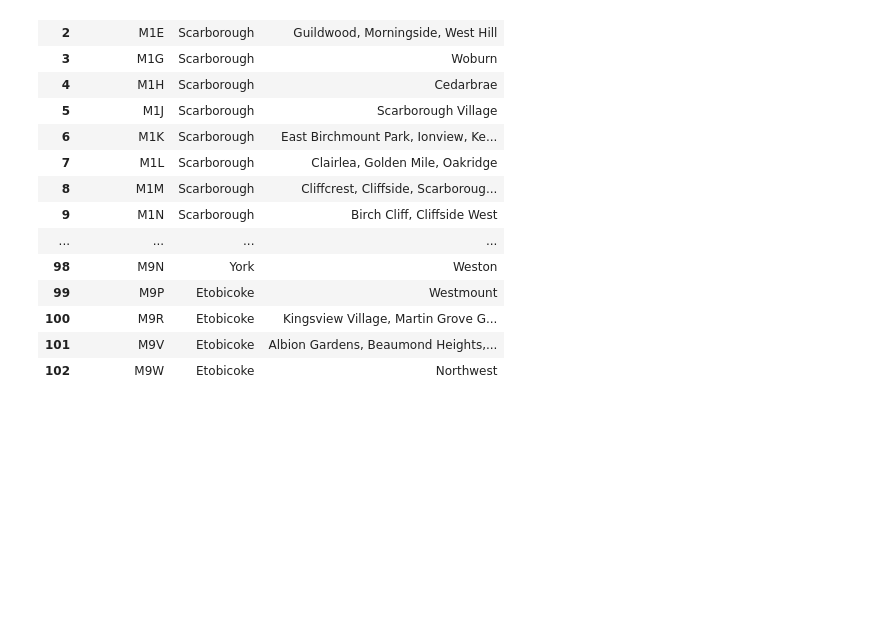
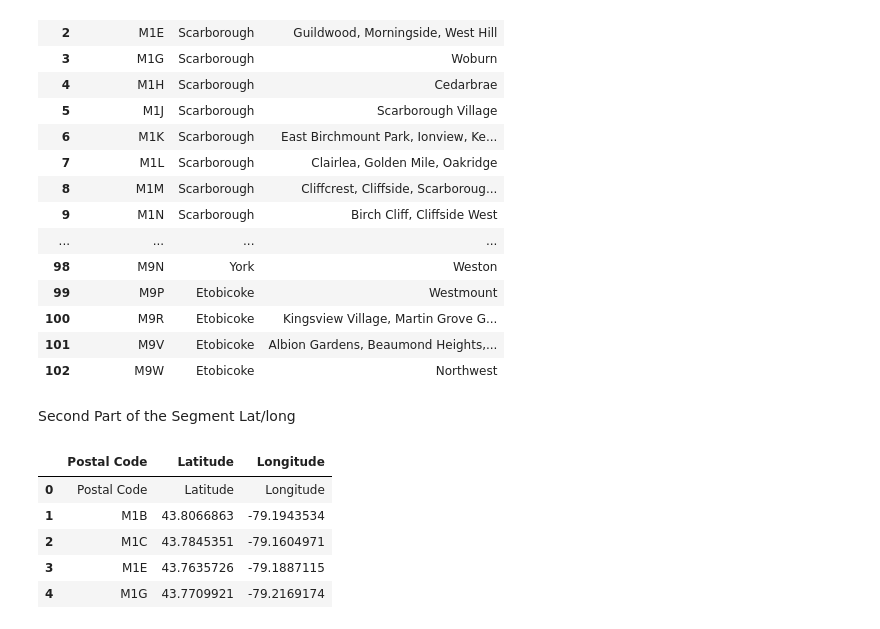
Before and after one commit to Lisa47/Coursera_Capstone-Lisa-Holding, a Jupyter notebook: Capstone Data Sciene: Project.ipynb, the cells around one changed output. Saved outputs shown, nothing was run; the diff lists cells and outputs as text; code cells hidden in the pictures; blank space fills up the shorter version.

```diff
--- a/Capstone Data Sciene: Project.ipynb
+++ b/Capstone Data Sciene: Project.ipynb
@@ -114,3 +114,5 @@ hood.head(103)
 | 100 | M9R | Etobicoke | Kingsview Village, Martin Grove G... |
 | 101 | M9V | Etobicoke | Albion Gardens, Beaumond Heights,... |
 | 102 | M9W | Etobicoke | Northwest |
+# %% [markdown]
+Second Part of the Segment Lat/long
@@ -116,0 +125,9 @@ hood.head(103)
+# %%
+df.head()
+# %% [output]
+|  | Postal Code | Latitude | Longitude |
+| 0 | Postal Code | Latitude | Longitude |
+| 1 | M1B | 43.8066863 | -79.1943534 |
+| 2 | M1C | 43.7845351 | -79.1604971 |
+| 3 | M1E | 43.7635726 | -79.1887115 |
+| 4 | M1G | 43.7709921 | -79.2169174 |
```
Also changed, not shown: parts of 4 cells of this notebook.
